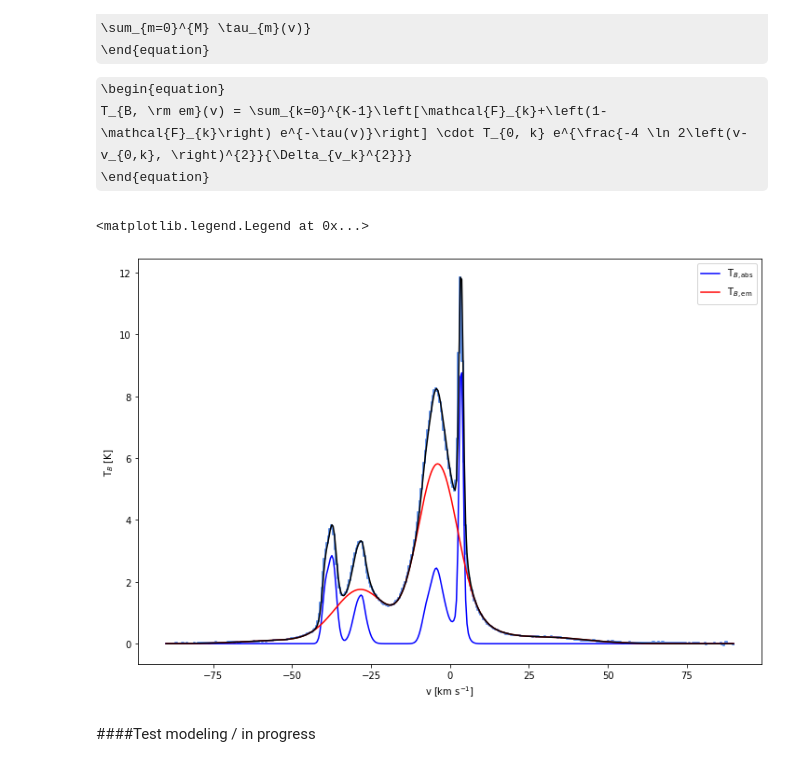
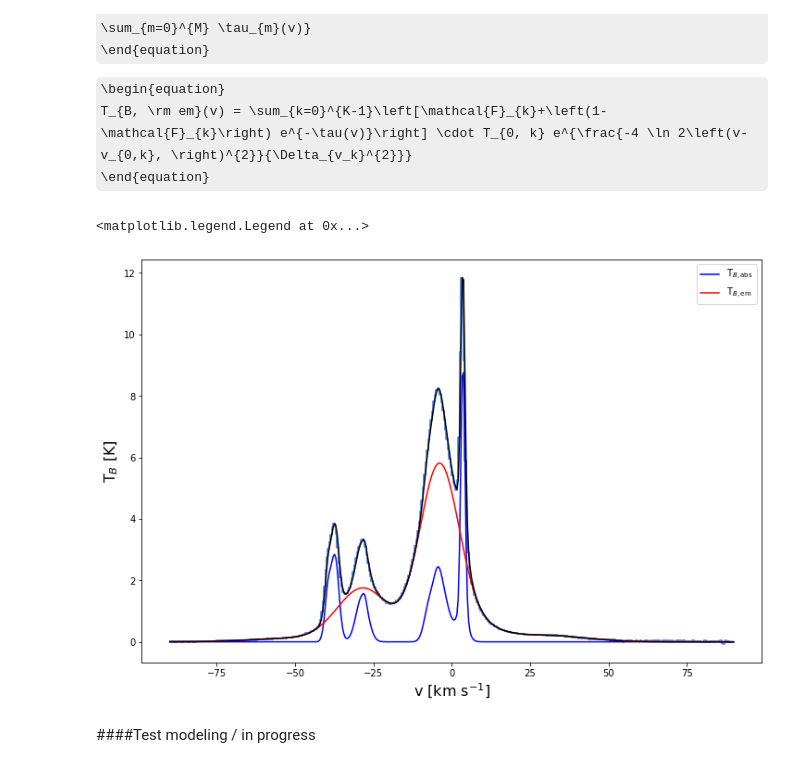
Before and after one commit to antoinemarchal/GASKAP, a Jupyter notebook: GASKAP_absorption.ipynb, the cells around one changed output. Drawn from its saved outputs; the diff is of its cells as text; code cells hidden in the pictures; some formulas as TeX source.

```diff
--- a/GASKAP_absorption.ipynb
+++ b/GASKAP_absorption.ipynb
@@ -267,16 +267,16 @@ for i in np.arange(len(idx_abs)):
 # %%
 plt.figure(figsize=(12,8))
 plt.subplot(1,1,1)
 plt.step(v, cube[:,0], color='cornflowerblue', linewidth=2.)
 plt.plot(v, model_Tb_abs, "-b", label=r"T$_{B,\rm abs}$")
 plt.plot(v, model_Tb_em, "-r", label=r"T$_{B,\rm em}$")
 plt.plot(v, model_cube[:,0], "-k")
-plt.xlabel(r'v [km s$^{-1}$]')
-plt.ylabel(r'T$_{B}$ [K]')
+plt.xlabel(r'v [km s$^{-1}$]', fontsize=16)
+plt.ylabel(r'T$_{B}$ [K]', fontsize=16)
 plt.legend()
 # %% [output]
 <matplotlib.legend.Legend at 0x...>
-[figure, old version]
+[figure, new version]
 # %% [markdown]
 ####Test modeling / in progress
 # %%
```
Also changed, not shown: parts of 3 cells of this notebook.
